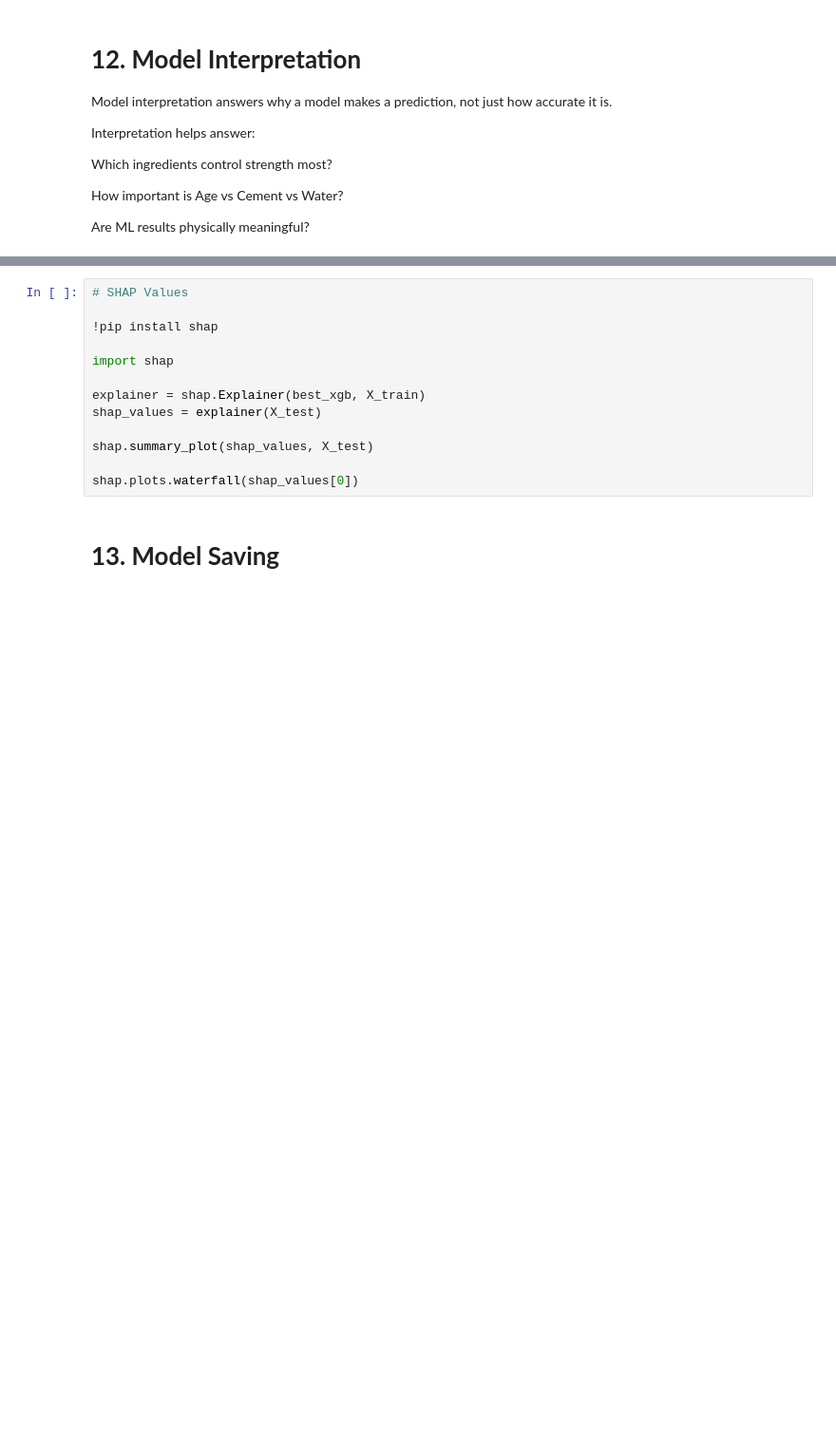
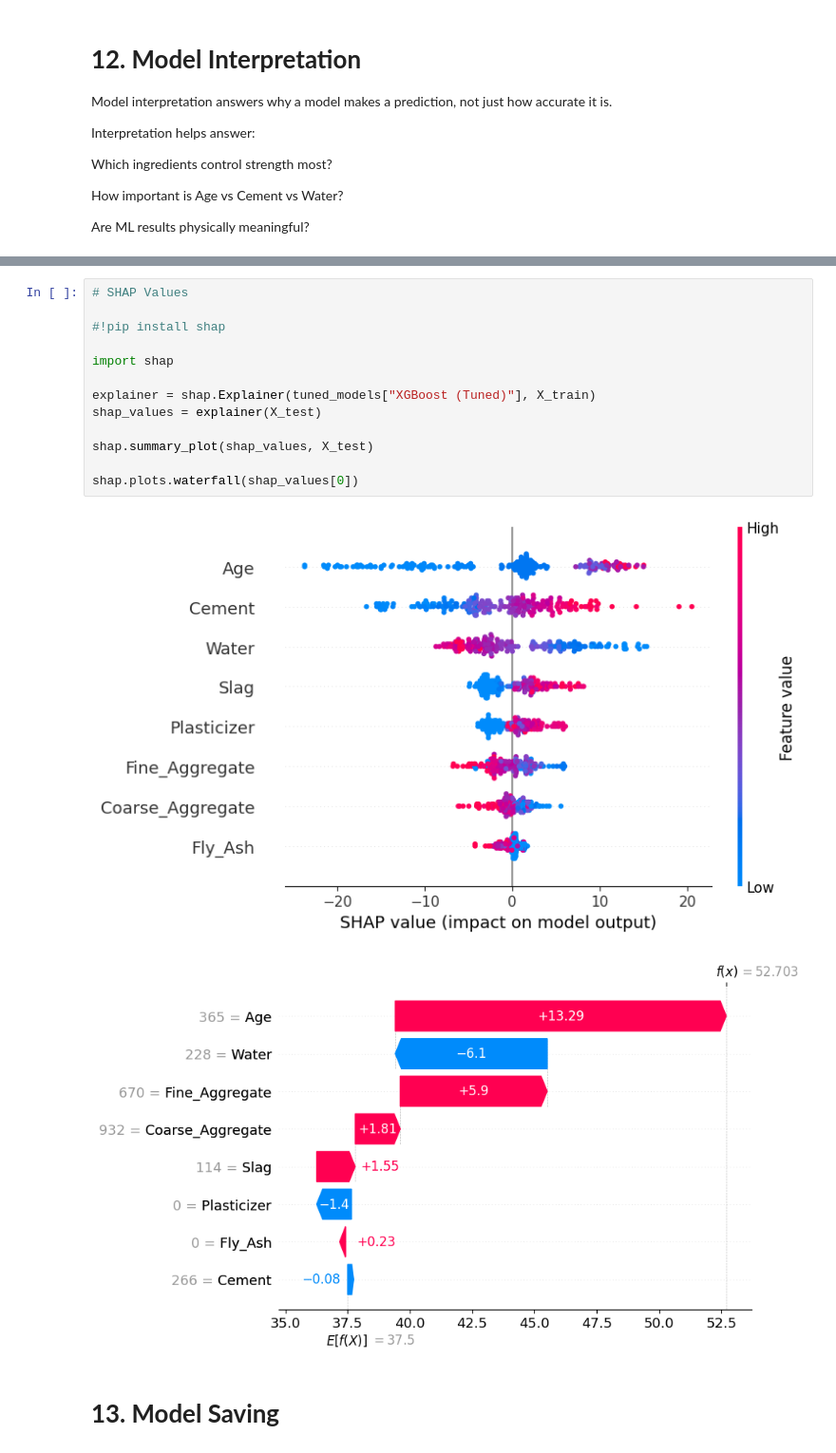
Before and after one commit to usmeda/Concrete-Strength-ML-SIT-FDP, a Jupyter notebook: Concrete_Strength_Prediction.ipynb, the cells around one changed output, grey strips where cells are left out. Shown at 95% size. Saved outputs shown, nothing was run; the diff lists cells and outputs as text; blank space fills up the shorter version.

```diff
--- a/Concrete_Strength_Prediction.ipynb
+++ b/Concrete_Strength_Prediction.ipynb
@@ -1372,16 +1870,19 @@ plt.show()
 # %%
 # SHAP Values
 
-!pip install shap
+#!pip install shap
 
 import shap
 
-explainer = shap.Explainer(best_xgb, X_train)
+explainer = shap.Explainer(tuned_models["XGBoost (Tuned)"], X_train)
 shap_values = explainer(X_test)
 
 shap.summary_plot(shap_values, X_test)
 
 shap.plots.waterfall(shap_values[0])
+# %% [output]
+[figure, added]
+[figure, added]
 # %% [markdown]
 # **13. Model Saving**
 # %%
```
Also changed, not shown: parts of 36 cells of this notebook.
